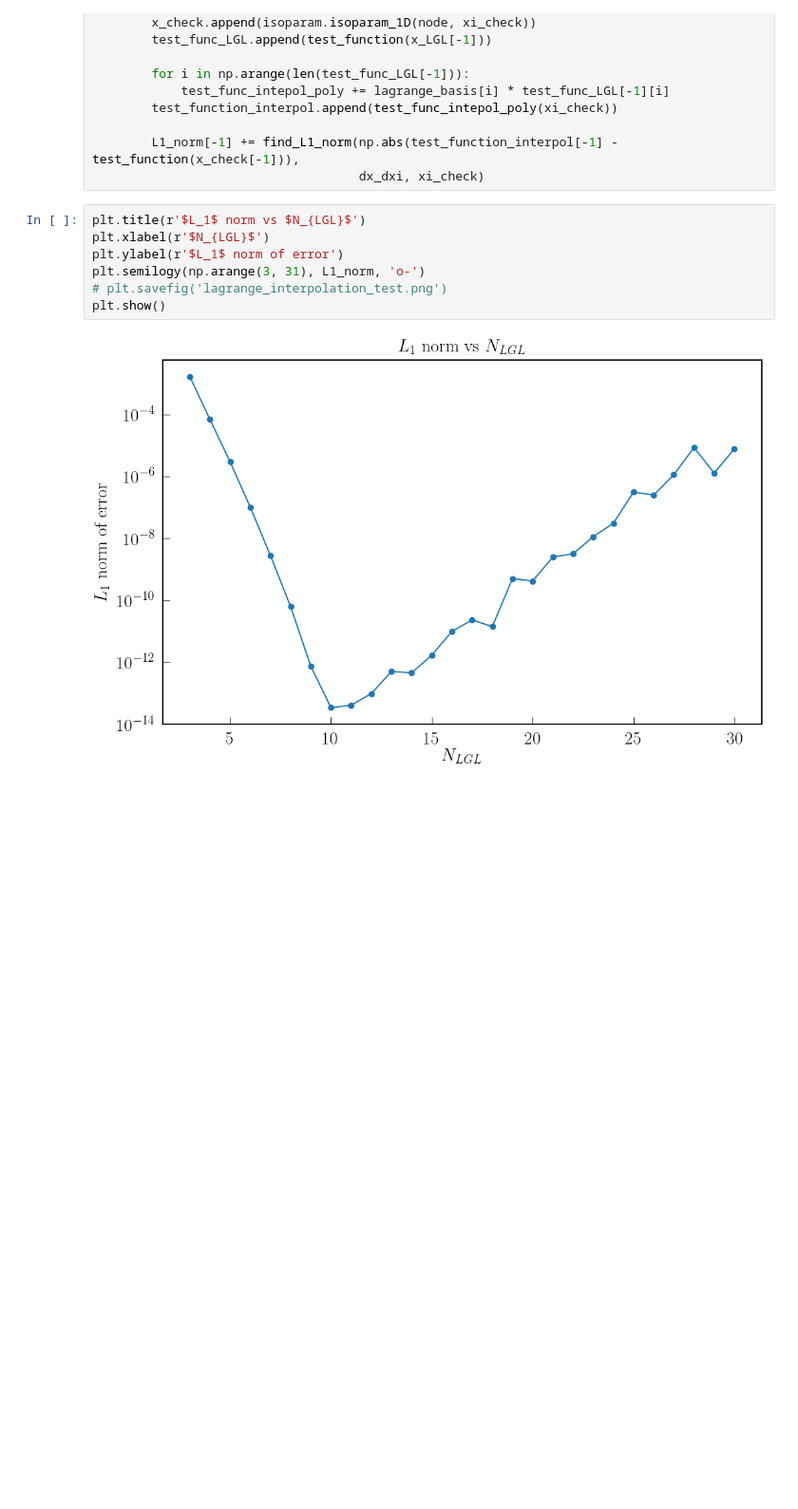
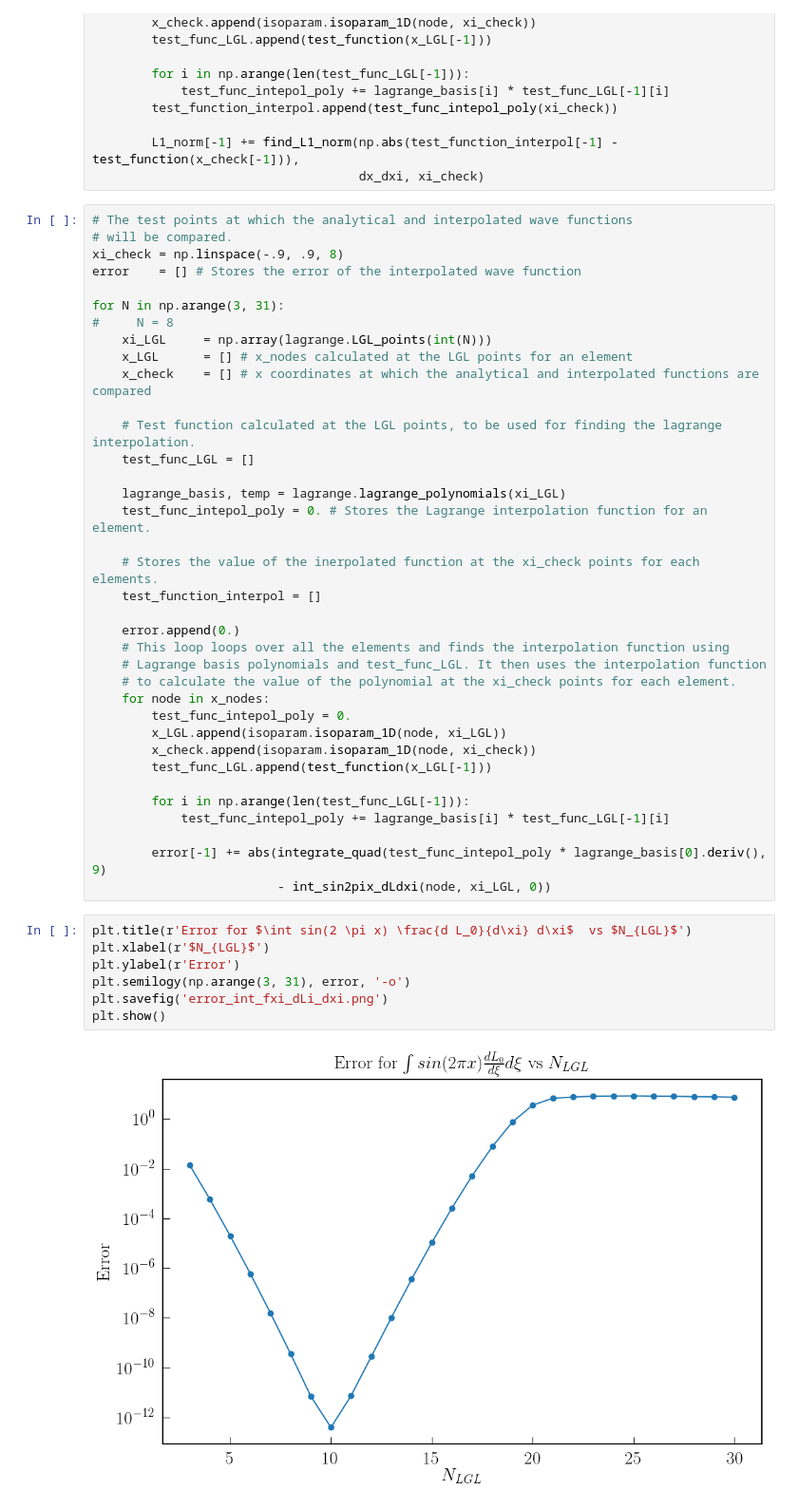
Before and after one commit to QuazarTech/DG_Maxwell, a Jupyter notebook: examples/lagrange_interpolation_test.ipynb, the cells around one changed output. Shown at 95% size. Cells and saved outputs as stored; diff of their text form; blank space fills up the shorter version.

Commit message:
volume_integral_error_analysis.ipynb added.

```diff
--- a/examples/lagrange_interpolation_test.ipynb
+++ b/examples/lagrange_interpolation_test.ipynb
@@ -108,12 +141,48 @@ for N in np.arange(3, 31):
 
         L1_norm[-1] += find_L1_norm(np.abs(test_function_interpol[-1] - test_function(x_check[-1])),
                                     dx_dxi, xi_check)
+# %%
+# The test points at which the analytical and interpolated wave functions
+# will be compared.
+xi_check = np.linspace(-.9, .9, 8)
+error    = [] # Stores the error of the interpolated wave function
+
+for N in np.arange(3, 31):
+#     N = 8
+    xi_LGL     = np.array(lagrange.LGL_points(int(N)))
+    x_LGL      = [] # x_nodes calculated at the LGL points for an element
+    x_check    = [] # x coordinates at which the analytical and interpolated functions are compared
+
+    # Test function calculated at the LGL points, to be used for finding the lagrange interpolation.
+    test_func_LGL = []
+
+    lagrange_basis, temp = lagrange.lagrange_polynomials(xi_LGL)
+    test_func_intepol_poly = 0. # Stores the Lagrange interpolation function for an element.
+
+    # Stores the value of the inerpolated function at the xi_check points for each elements.
+    test_function_interpol = []
+
+    error.append(0.)
+    # This loop loops over all the elements and finds the interpolation function using
+    # Lagrange basis polynomials and test_func_LGL. It then uses the interpolation function
+    # to calculate the value of the polynomial at the xi_check points for each element.
+    for node in x_nodes:
+        test_func_intepol_poly = 0.
+        x_LGL.append(isoparam.isoparam_1D(node, xi_LGL))
+        x_check.append(isoparam.isoparam_1D(node, xi_check))
+        test_func_LGL.append(test_function(x_LGL[-1]))
+
+        for i in np.arange(len(test_func_LGL[-1])):
+            test_func_intepol_poly += lagrange_basis[i] * test_func_LGL[-1][i]
+
+        error[-1] += abs(integrate_quad(test_func_intepol_poly * lagrange_basis[0].deriv(), 9)
+                         - int_sin2pix_dLdxi(node, xi_LGL, 0))
 # %%
-plt.title(r'$L_1$ norm vs $N_{LGL}$')
+plt.title(r'Error for $\int sin(2 \pi x) \frac{d L_0}{d\xi} d\xi$  vs $N_{LGL}$')
 plt.xlabel(r'$N_{LGL}$')
-plt.ylabel(r'$L_1$ norm of error')
-plt.semilogy(np.arange(3, 31), L1_norm, 'o-')
-# plt.savefig('lagrange_interpolation_test.png')
+plt.ylabel(r'Error')
+plt.semilogy(np.arange(3, 31), error, '-o')
+plt.savefig('error_int_fxi_dLi_dxi.png')
 plt.show()
 # %% [output]
-[figure, old version]
+[figure, new version]
```
Also changed, not shown: parts of 3 cells of this notebook, 2 other files.
